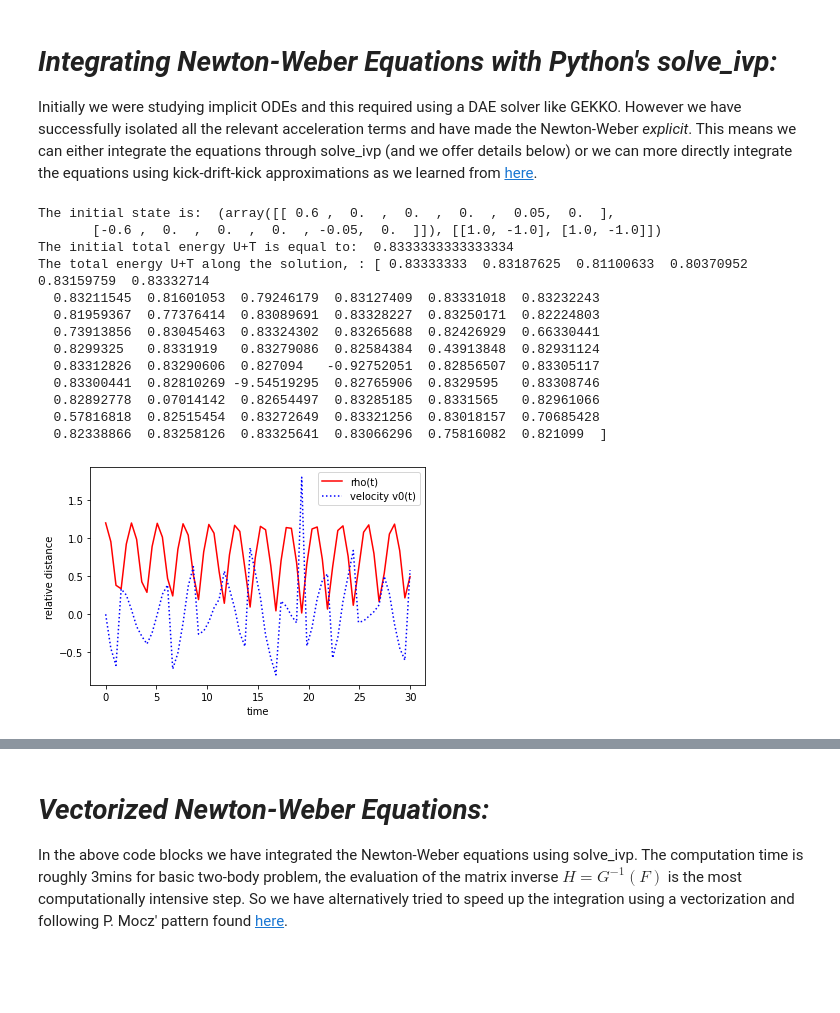
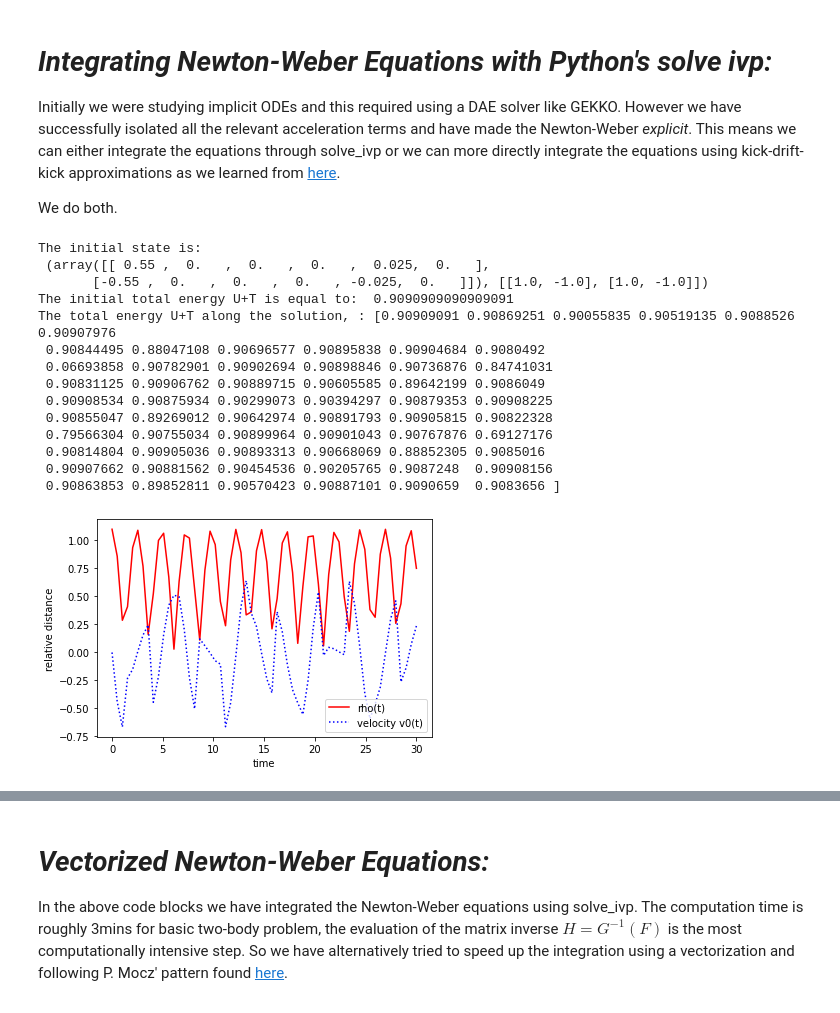
Before and after one commit to jhmartel/0x, a Jupyter notebook: _notebooks/2022-11-02-WeberTwoBody_November_Corrected.ipynb, the cells around one changed output, grey strips where cells are left out. Saved outputs shown, nothing was run; the diff lists cells and outputs as text; code cells hidden in the pictures; blank space fills up the shorter version.

```diff
--- a/_notebooks/2022-11-02-WeberTwoBody_November_Corrected.ipynb
+++ b/_notebooks/2022-11-02-WeberTwoBody_November_Corrected.ipynb
@@ -28,7 +24,9 @@ However we must report some minor errors in Assis' _presentation_ of the critica
 # %% [markdown]
-# _Integrating Newton-Weber Equations with Python's solve_ivp:_
+# _Integrating Newton-Weber Equations with Python's solve ivp:_
 
-Initially we were studying implicit ODEs and this required using a DAE solver like GEKKO. However we have successfully isolated all the relevant acceleration terms and have made the Newton-Weber _explicit_. This means we can either integrate the equations through solve_ivp (and we offer details below) or we can more directly integrate the equations using kick-drift-kick approximations as we learned from [here](https://medium.com/swlh/create-your-own-n-body-simulation-with-python-f417234885e9).
+Initially we were studying implicit ODEs and this required using a DAE solver like GEKKO. However we have successfully isolated all the relevant acceleration terms and have made the Newton-Weber _explicit_. This means we can either integrate the equations through solve_ivp or we can more directly integrate the equations using kick-drift-kick approximations as we learned from [here](https://medium.com/swlh/create-your-own-n-body-simulation-with-python-f417234885e9).
+
+We do both.
 # %%
 # collapse
 
@@ -199,7 +197,7 @@ relerr = 1.e-10
 abserr = 1.e-10
 
 # input state.
-s0 = [[[1.2,0,0, 0,0.1,0], [0,0,0, 0,0,0]], [[1.0, -1.0], [1.0, -1.0]]]; s0 = cm_frame(s0);
+s0 = [[[1.1,0,0, 0,0.05,0], [0,0,0, 0,0,0]], [[1.0, -1.0], [1.0, -1.0]]]; s0 = cm_frame(s0);
 
 print("The initial state is: \n", s0)
 
@@ -208,47 +206,48 @@ t_points = np.linspace(0, 30, 60)
 
 # Run ODE solver.
 sol = solve_ivp(Phi, t_span = [0, 30], y0 = s0[0].reshape(-1), t_eval = t_points, dense_output = False, rtol=relerr, atol=abserr, args = [[s0[1], 0.001]])
 
 N= len(sol.y[0])
 
 print("The initial total energy U+T is equal to: ", U(s0[0])+ T(s0[0], s0[1]))
 
 # The following for loop checks the total energy U+T along the orbit.
 aux = []
 for j in range(N):
   x0 = [[sol.y[i][j] for i in range(6)], [sol.y[i+6][j] for i in range(6)]  ]
   aux = np.append(aux,[[U(x0) + T(x0, s0[1])]] )
 print("The total energy U+T along the solution, :", aux)
 
 N1=len(sol.y[0])
 
 # Plotting the relative distance r=r(t) of an isolated two-body system.
 
 r_list = [norm([sol.y[6][j]-sol.y[0][j], sol.y[7][j]-sol.y[1][j], sol.y[8][j]-sol.y[2][j]]) for j in range(N1)]
 
 #print("r :", r_list)
 
 plt.plot(t_points[0:N1], r_list, 'r-', label='rho(t)')
 plt.plot(t_points[0:N1], sol.y[3], 'b:', label='velocity v0(t)')
 plt.ylabel('relative distance')
 plt.xlabel('time')
 plt.legend(loc='best')
 plt.show()
 # %% [output]
-The initial state is:  (array([[ 0.6 ,  0.  ,  0.  ,  0.  ,  0.05,  0.  ],
-       [-0.6 ,  0.  ,  0.  ,  0.  , -0.05,  0.  ]]), [[1.0, -1.0], [1.0, -1.0]])
-The initial total energy U+T is equal to:  0.8333333333333334
-The total energy U+T along the solution, : [ 0.83333333  0.83187625  0.81100633  0.80370952  0.83159759  0.83332714
-  0.83211545  0.81601053  0.79246179  0.83127409  0.83331018  0.83232243
-  0.81959367  0.77376414  0.83089691  0.83328227  0.83250171  0.82224803
-  0.73913856  0.83045463  0.83324302  0.83265688  0.82426929  0.66330441
-  0.8299325   0.8331919   0.83279086  0.82584384  0.43913848  0.82931124
-  0.83312826  0.83290606  0.827094   -0.92752051  0.82856507  0.83305117
-  0.83300441  0.82810269 -9.54519295  0.82765906  0.8329595   0.83308746
-  0.82892778  0.07014142  0.82654497  0.83285185  0.8331565   0.82961066
-  0.57816818  0.82515454  0.83272649  0.83321256  0.83018157  0.70685428
-  0.82338866  0.83258126  0.83325641  0.83066296  0.75816082  0.821099  ]
+The initial state is:
+ (array([[ 0.55 ,  0.   ,  0.   ,  0.   ,  0.025,  0.   ],
+       [-0.55 ,  0.   ,  0.   ,  0.   , -0.025,  0.   ]]), [[1.0, -1.0], [1.0, -1.0]])
+The initial total energy U+T is equal to:  0.9090909090909091
+The total energy U+T along the solution, : [0.90909091 0.90869251 0.90055835 0.90519135 0.9088526  0.90907976
+ 0.90844495 0.88047108 0.90696577 0.90895838 0.90904684 0.9080492
+ 0.06693858 0.90782901 0.90902694 0.90898846 0.90736876 0.84741031
+ 0.90831125 0.90906762 0.90889715 0.90605585 0.89642199 0.9086049
+ 0.90908534 0.90875934 0.90299073 0.90394297 0.90879353 0.90908225
+ 0.90855047 0.89269012 0.90642974 0.90891793 0.90905815 0.90822328
+ 0.79566304 0.90755034 0.90899964 0.90901043 0.90767876 0.69127176
+ 0.90814804 0.90905036 0.90893313 0.90668069 0.88852305 0.9085016
+ 0.90907662 0.90881562 0.90454536 0.90205765 0.9087248  0.90908156
+ 0.90863853 0.89852811 0.90570423 0.90887101 0.9090659  0.9083656 ]
-[figure, old version]
+[figure, new version]
 # %%
 # collapse
 
```
Also changed, not shown: parts of 7 cells of this notebook.
